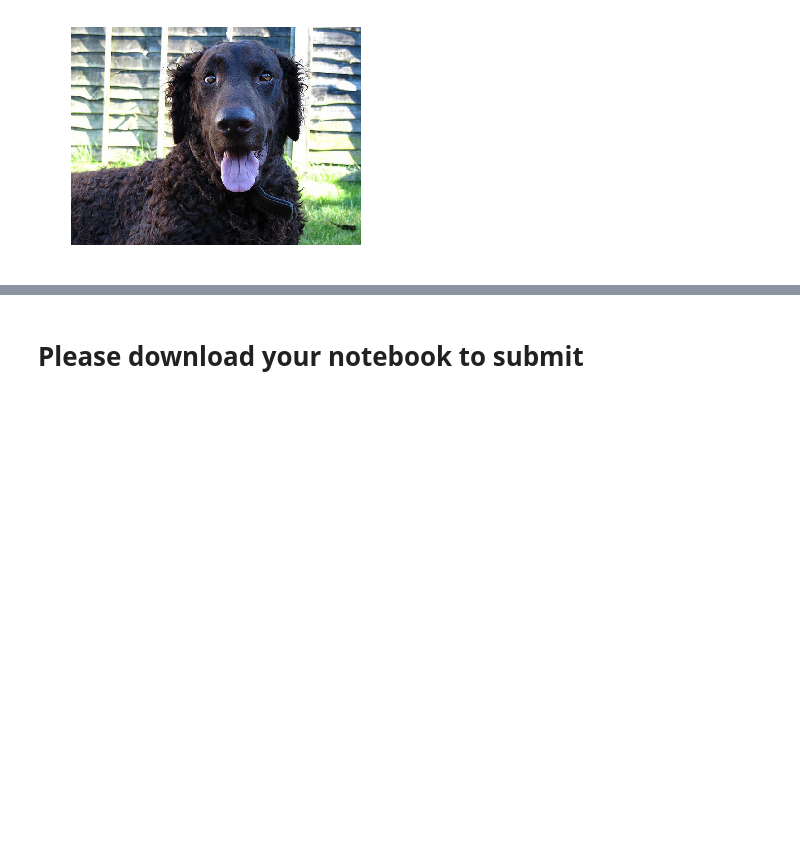
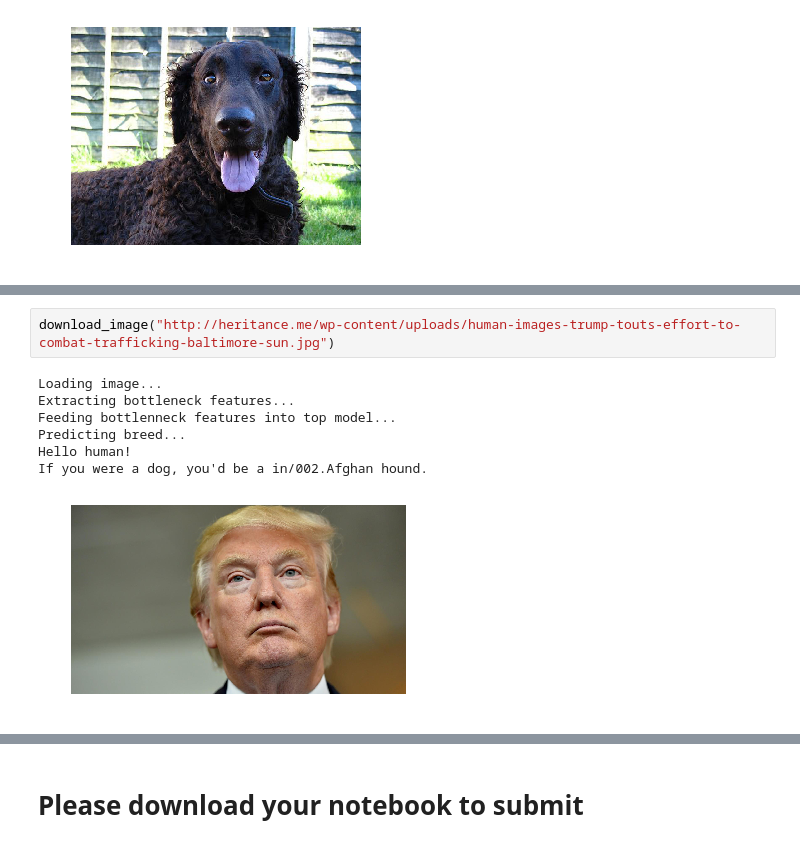
Before and after one commit to abhayalekal74/dog-breed-classifier, a Jupyter notebook: dog_app.ipynb, the cells around one changed output, grey strips where cells are left out. Cells and saved outputs as stored; diff of their text form; blank space fills up the shorter version.

```diff
--- a/dog_app.ipynb
+++ b/dog_app.ipynb
@@ -879,0 +923,10 @@ If you were a dog, you'd be a in/038.Brussels griffon.
+# %%
+download_image("http://heritance.me/wp-content/uploads/human-images-trump-touts-effort-to-combat-trafficking-baltimore-sun.jpg")
+# %% [output]
+Loading image...
+Extracting bottleneck features...
+Feeding bottlenneck features into top model...
+Predicting breed...
+Hello human!
+If you were a dog, you'd be a in/002.Afghan hound.
+[figure, added]
```
Also changed, not shown: parts of 20 cells of this notebook, 1 other file.
